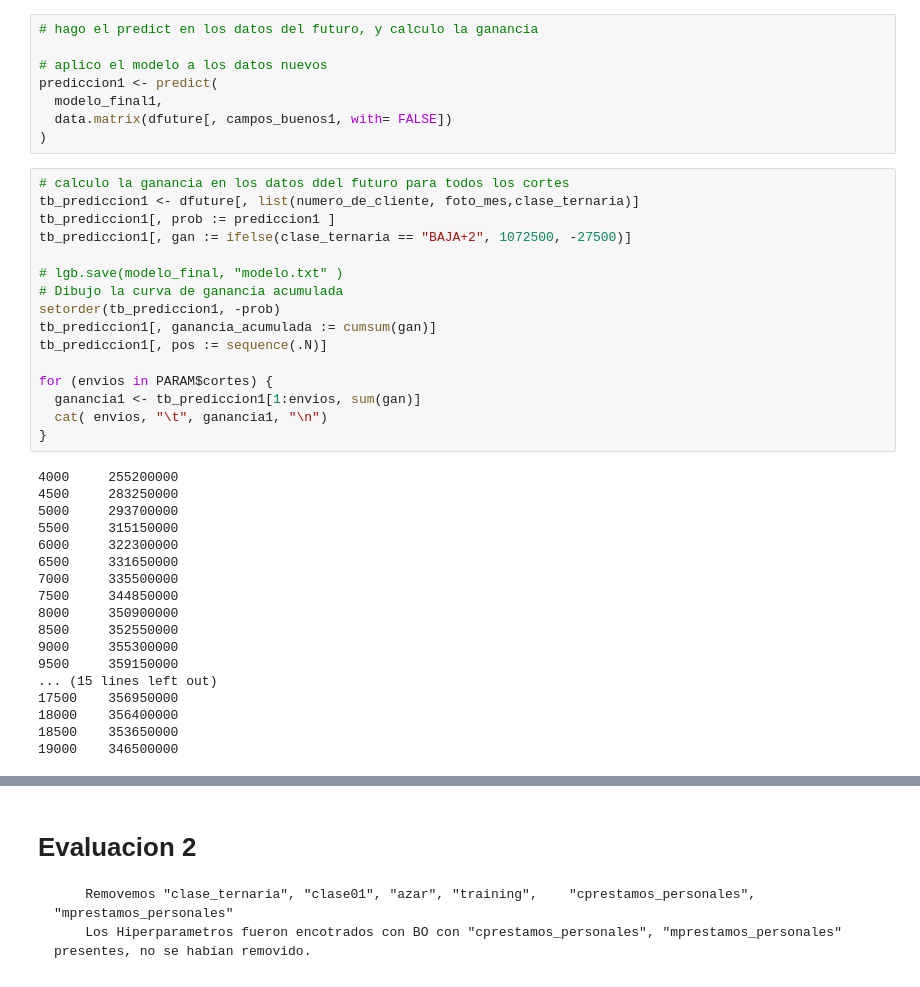
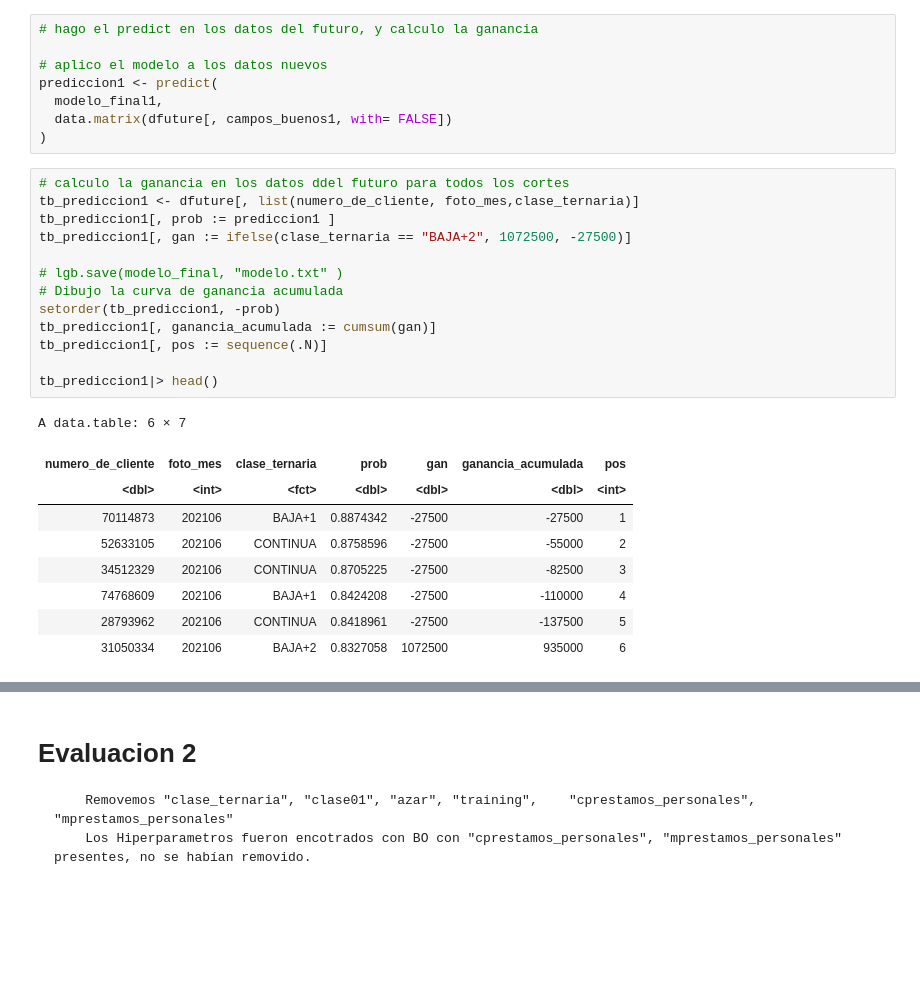
Before and after one commit to ssmito/dmeyf2026, a Jupyter notebook: ensembles/z495_validacion_manual_mejor_modelo.ipynb, the cells around one changed output, grey strips where cells are left out. Drawn from its saved outputs; the diff is of its cells as text; blank space fills up the shorter version.

```diff
--- a/ensembles/z495_validacion_manual_mejor_modelo.ipynb
+++ b/ensembles/z495_validacion_manual_mejor_modelo.ipynb
@@ -347,34 +366,23 @@ prediccion1 <- predict(
 # %%
 # calculo la ganancia en los datos ddel futuro para todos los cortes
 tb_prediccion1 <- dfuture[, list(numero_de_cliente, foto_mes,clase_ternaria)]
 tb_prediccion1[, prob := prediccion1 ]
 tb_prediccion1[, gan := ifelse(clase_ternaria == "BAJA+2", 1072500, -27500)]
 
 # lgb.save(modelo_final, "modelo.txt" )
 # Dibujo la curva de ganancia acumulada
 setorder(tb_prediccion1, -prob)
 tb_prediccion1[, ganancia_acumulada := cumsum(gan)]
 tb_prediccion1[, pos := sequence(.N)]
 
-for (envios in PARAM$cortes) {
-  ganancia1 <- tb_prediccion1[1:envios, sum(gan)]
-  cat( envios, "\t", ganancia1, "\n")
-}
+tb_prediccion1|> head()
 # %% [output]
-4000     255200000
-4500     283250000
-5000     293700000
-5500     315150000
-6000     322300000
-6500     331650000
-7000     335500000
-7500     344850000
-8000     350900000
-8500     352550000
-9000     355300000
-9500     359150000
-... (15 lines left out)
-17500    356950000
-18000    356400000
-18500    353650000
-19000    346500000
+A data.table: 6 × 7
+| numero_de_cliente | foto_mes | clase_ternaria | prob | gan | ganancia_acumulada | pos |
+| <dbl> | <int> | <fct> | <dbl> | <dbl> | <dbl> | <int> |
+| 70114873 | 202106 | BAJA+1 | 0.8874342 | -27500 | -27500 | 1 |
+| 52633105 | 202106 | CONTINUA | 0.8758596 | -27500 | -55000 | 2 |
+| 34512329 | 202106 | CONTINUA | 0.8705225 | -27500 | -82500 | 3 |
+| 74768609 | 202106 | BAJA+1 | 0.8424208 | -27500 | -110000 | 4 |
+| 28793962 | 202106 | CONTINUA | 0.8418961 | -27500 | -137500 | 5 |
+| 31050334 | 202106 | BAJA+2 | 0.8327058 | 1072500 | 935000 | 6 |
```
Also changed, not shown: parts of 20 cells of this notebook.
